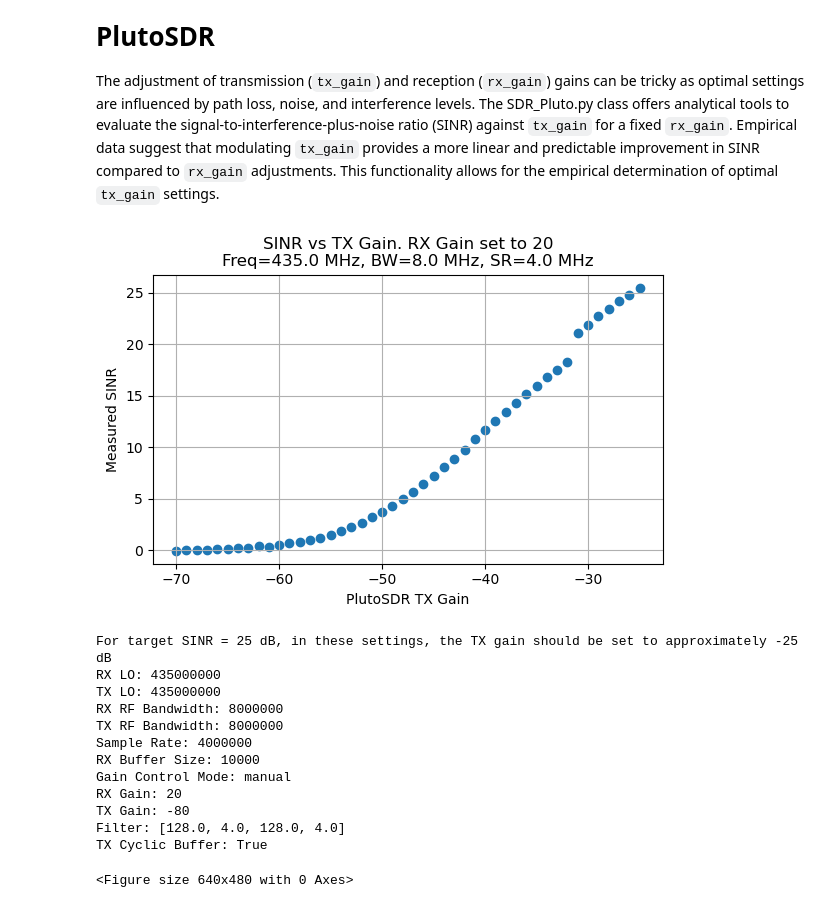
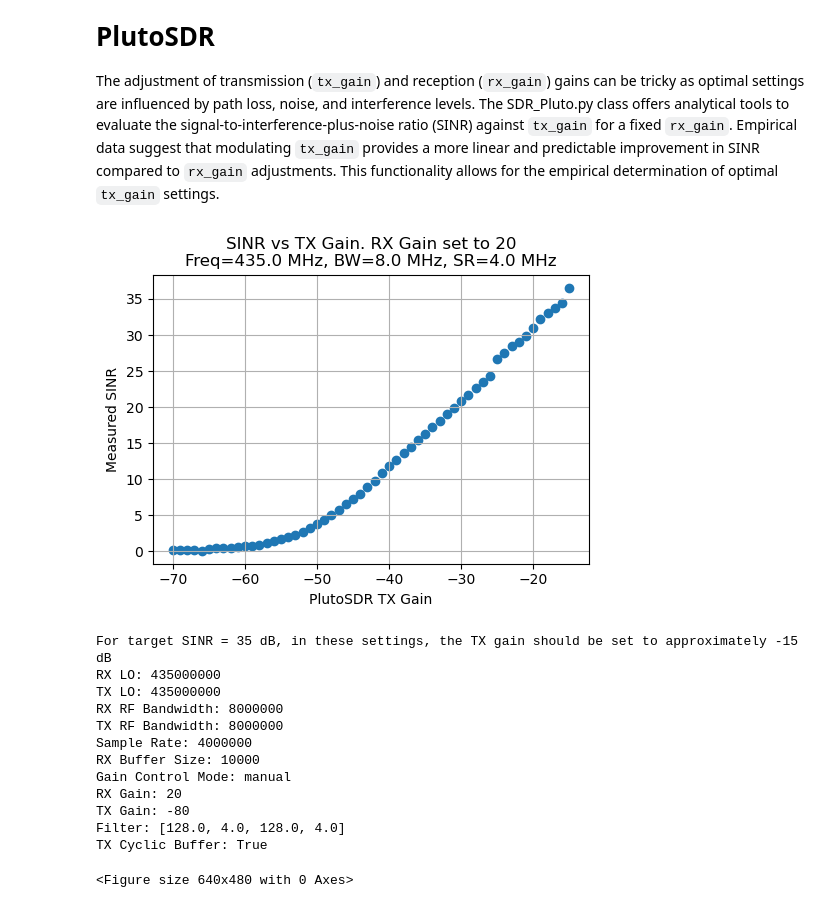
Before and after one commit to rikluost/ofdm-plutosdr-pytorch, a Jupyter notebook: 05-SINR_curve.ipynb, the cells around one changed output. Drawn from its saved outputs; the diff is of its cells as text; code cells hidden in the pictures.

```diff
--- a/05-SINR_curve.ipynb
+++ b/05-SINR_curve.ipynb
@@ -17,13 +17,13 @@ SDR_1 = SDR_Pluto.SDR(SDR_TX_IP="ip:192.168.1.10",
 SDR_1.SDR_TX_start()
 SDR_1.SDR_TX_stop()
 # %%
-max_desired_SINR = 25
+max_desired_SINR = 35
 tx_gain = SDR_1.find_good_max_TX_gain_value(SDR_RX_GAIN=20, Max_SINR=max_desired_SINR)
 print(f'For target SINR = {max_desired_SINR} dB, in these settings, the TX gain should be set to approximately {tx_gain} dB')
 SDR_1.show_params()
 # %% [output]
-[figure, old version]
+[figure, new version]
-For target SINR = 25 dB, in these settings, the TX gain should be set to approximately -25 dB
+For target SINR = 35 dB, in these settings, the TX gain should be set to approximately -15 dB
 RX LO: 435000000
 TX LO: 435000000
 RX RF Bandwidth: 8000000
```
Also changed, not shown: 18 other files.
